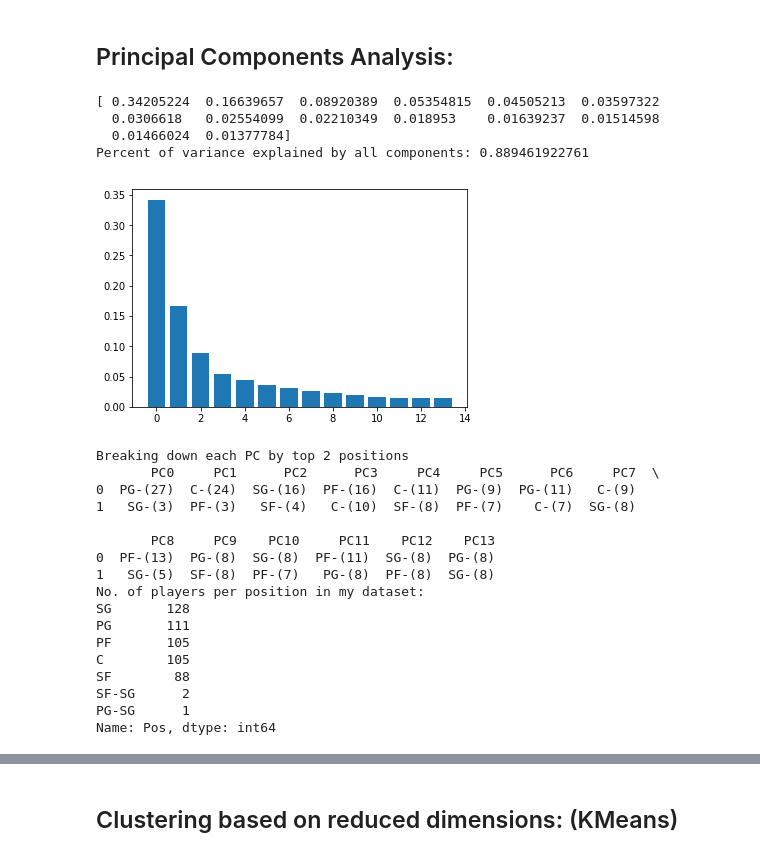
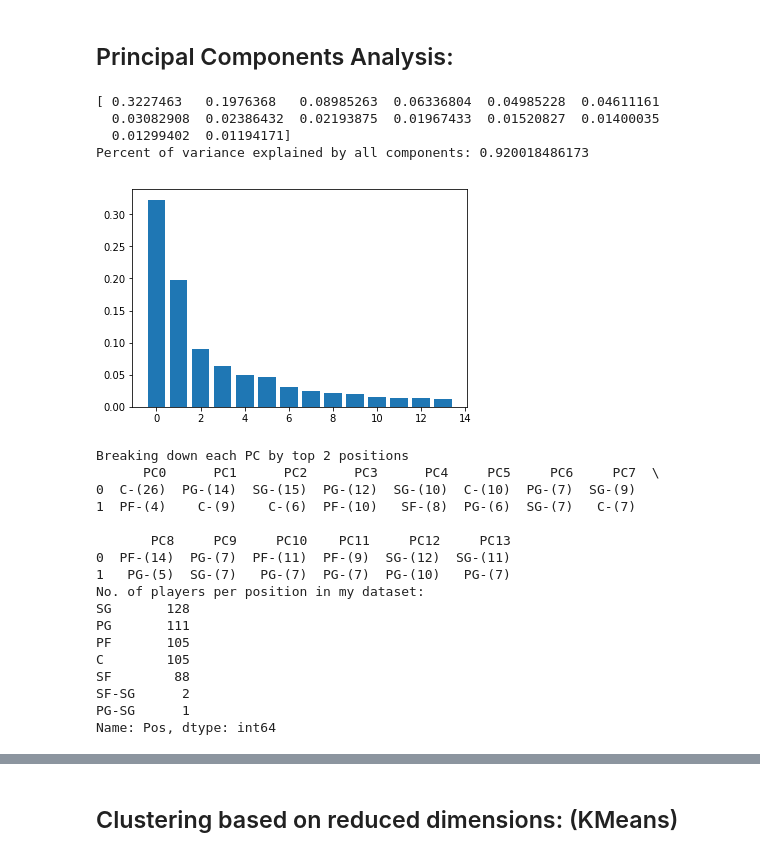
Before and after one commit to EricLu317/NBA-Player-Clustering, a Jupyter notebook: NBA clustering.ipynb, the cells around one changed output, grey strips where cells are left out. Saved outputs shown, nothing was run; the diff lists cells and outputs as text; code cells hidden in the pictures.

Commit message:
reengineered features to reflect shot ratios

```diff
--- a/NBA clustering.ipynb
+++ b/NBA clustering.ipynb
@@ -20,18 +20,18 @@ speed_names = ['PLAYER', 'TEAM', 'DIST. FEET', 'DIST. MILES', 'DIST. MILES OFF',
 # %%
 import pandas as pd
 #reading in all the data
-stats = pd.read_csv("NBA_stats_BR.csv").drop(["Unnamed: 19", "Unnamed: 24", "Pos", "Age", "Rk",], axis = 1)
+stats = pd.read_csv("stats/NBA_stats_BR.csv").drop(["Unnamed: 19", "Unnamed: 24", "Pos", "Age", "Rk",], axis = 1)
 stats.Player = stats.Player.replace(regex = r"\\.+",value ="")
 stats = stats.set_index(["Player"])
-totals = pd.read_csv("NBA_totals_BR.csv").drop(["Rk", "Age", "G", "MP"], axis=1)
+totals = pd.read_csv("stats/NBA_totals_BR.csv").drop(["Rk", "Age", "G", "MP"], axis=1)
 totals.Player = totals.Player.replace(regex = r"\\.+",value ="")
 totals = totals.set_index(["Player"])
 pos = totals.Pos
-shooting = pd.read_csv("shooting_zones_NBA.csv", names = shooting_names).drop(["AGE"], axis =1).set_index(["Player"])
-passing = pd.read_csv("passing_NBA.csv", names = passing_names).set_index(["Player"])
-drives = pd.read_csv("Drives_NBA.csv", names = drives_names).set_index(["PLAYER"])
-touches = pd.read_csv("touches_NBA.csv", names = touches_names).set_index(["PLAYER"])
-speed = pd.read_csv("speed_NBA.csv", names = speed_names).set_index(["PLAYER"])
+shooting = pd.read_csv("stats/shooting_zones_NBA.csv", names = shooting_names).drop(["AGE"], axis =1).set_index(["Player"])
+passing = pd.read_csv("stats/passing_NBA.csv", names = passing_names).set_index(["Player"])
+drives = pd.read_csv("stats/Drives_NBA.csv", names = drives_names).set_index(["PLAYER"])
+touches = pd.read_csv("stats/touches_NBA.csv", names = touches_names).set_index(["PLAYER"])
+speed = pd.read_csv("stats/speed_NBA.csv", names = speed_names).set_index(["PLAYER"])
 
 #merging everything into 1 table
 merged = pd.merge(stats,totals, left_index=True, right_index=True, how = "inner")
@@ -45,7 +45,7 @@ merged = pd.merge(merged,speed, left_index=True, right_index=True, how = "left")
 merged = merged[(merged.G>41)&(merged.MP>1000)]
 #dropping irrelevant fields
 merged = merged.drop(["GS","Pos", "G", "MP", "TS%", "Tm_y", "Tm_x", "Team_x", "Team_y", "TEAM_x", "TEAM_y", "TEAM"],axis=1)
-merged = merged[["3PAr","FTr","ORB%", "DRB%", "AST%","STL%","BLK%", "USG%","OBPM","DBPM", "3P%", "2P%", 'FG% LESS THAN 5FT.','FG% 5-9 FT.', 'FG% 10-14 FT.','FG% 15-19 FT.', 'FG% 20-24 FT.', 'FG% 25-29 FT.', "PASSES MADE", "PASSES RECEIVED", "SECONDARY AST",\
+merged = merged[["3PAr","FTr","ORB%", "DRB%", "AST%","STL%","BLK%", "USG%","OBPM","DBPM", "3P%", "2P%", 'FGA LESS THAN 5FT.','FGA 5-9 FT.', 'FGA 10-14 FT.','FGA 15-19 FT.', 'FGA 20-24 FT.', 'FGA 25-29 FT.', "PASSES MADE", "PASSES RECEIVED", "SECONDARY AST",\
                 'AST to PASS% ADJ','DRIVES', 'TOUCHES','FRONT CT TOUCHES', 'AVG SEC PER TOUCH','AVG DRIB PER TOUCH', 'PTS PER TOUCH', 'ELBOW TOUCHES', 'POST UPS',\
        'PAINT TOUCHES','PTS PER ELBOW TOUCH', 'PTS PER POST TOUCH','PTS PER PAINT TOUCH', 'DIST. MILES OFF', 'DIST. MILES DEF','AVG SPEED', 'AVG SPEED OFF', 'AVG SPEED DEF' ]]
 #Feature Engineering
@@ -55,6 +55,15 @@ merged['PAINT TOUCH %'] = merged['PAINT TOUCHES'].astype(float)/merged['TOUCHES'
 merged['ELBOW TOUCH %'] = merged['ELBOW TOUCHES'].astype(float)/merged['TOUCHES'].astype(float)
 merged['SPEED DIFF'] = merged['AVG SPEED OFF'].astype(float)-merged['AVG SPEED DEF'].astype(float)
 merged['MILES DIFF'] = merged['DIST. MILES OFF'].astype(float)-merged['DIST. MILES DEF'].astype(float)
-merged = merged.dropna().drop(['TOUCHES','FRONT CT TOUCHES', 'PAINT TOUCHES', 'ELBOW TOUCHES',"POST UPS", 'AVG SPEED DEF', 'AVG SPEED OFF', 'DIST. MILES OFF', 'DIST. MILES DEF'], axis =1)
+merged['PASS RATIO'] = merged["PASSES MADE"].astype(float)/merged["PASSES RECEIVED"].astype(float) #pass made / passes received
+merged['FGA TOTAL'] = merged['FGA LESS THAN 5FT.'].astype(float)+merged['FGA 5-9 FT.'].astype(float)+merged['FGA 10-14 FT.'].astype(float)+merged['FGA 15-19 FT.'].astype(float)+merged['FGA 20-24 FT.'].astype(float)+merged['FGA 25-29 FT.'].astype(float)
+merged['FGA <5 FT. RATIO'] = merged['FGA LESS THAN 5FT.'].astype(float)/merged['FGA TOTAL'].astype(float)
+merged['FGA 5-9 FT. RATIO'] = merged['FGA 5-9 FT.'].astype(float)/merged['FGA TOTAL'].astype(float)
+merged['FGA 10-14 FT. RATIO'] = merged['FGA 10-14 FT.'].astype(float)/merged['FGA TOTAL'].astype(float)
+merged['FGA 15-19 FT. RATIO'] = merged['FGA 15-19 FT.'].astype(float)/merged['FGA TOTAL'].astype(float)
+merged['FGA 20-24 FT. RATIO'] = merged['FGA 20-24 FT.'].astype(float)/merged['FGA TOTAL'].astype(float)
+merged['FGA 25-29 FT. RATIO'] = merged['FGA 25-29 FT.'].astype(float)/merged['FGA TOTAL'].astype(float)
+merged = merged.dropna().drop(['FGA TOTAL','FGA LESS THAN 5FT.','FGA 5-9 FT.','FGA 10-14 FT.', 'FGA 15-19 FT.', 'FGA 20-24 FT.', 'FGA 25-29 FT.', "SECONDARY AST", "PASSES MADE", "PASSES RECEIVED", 'TOUCHES','FRONT CT TOUCHES', 'PAINT TOUCHES', 'ELBOW TOUCHES',"POST UPS", 'AVG SPEED DEF', 'AVG SPEED OFF', 'DIST. MILES OFF', 'DIST. MILES DEF'], axis =1)
 merged.shape
+merged.columns
 # %% [output]
@@ -70,27 +87,27 @@ norm_stats = pd.DataFrame(Data, index = merged.index, columns = merged.columns)
 # %%
 #Using PCA to identify components
 import matplotlib.pyplot as plt
 from sklearn.decomposition import PCA
 import numpy as np
 pca = PCA(n_components=14)
 pca.fit(norm_stats)
-print("pca.explained_variance_ratio_)
+print(pca.explained_variance_ratio_)
 print("Percent of variance explained by all components:", sum(pca.explained_variance_ratio_))
 plt.bar(range(len(pca.explained_variance_ratio_)), pca.explained_variance_ratio_)
 results = pd.DataFrame(index = norm_stats.index)
 PC = pd.DataFrame()
 for i, component in enumerate(pca.components_):
-    top_idx = np.argsort(np.absolute(component))[-15:]
+    top_idx = np.argsort(np.absolute(component))[-5:]
     cols = np.flip(np.array(norm_stats.columns).take(top_idx),axis=0)
     x = np.flip(component.take(top_idx), axis=0)
     PC["PC"+str(i)] = cols+x.astype(str)
     results["PC"+str(i)]=np.dot(norm_stats, component)
 # %% [output]
-[ 0.34205224  0.16639657  0.08920389  0.05354815  0.04505213  0.03597322
-  0.0306618   0.02554099  0.02210349  0.018953    0.01639237  0.01514598
-  0.01466024  0.01377784]
-Percent of variance explained by all components: 0.889461922761
+[ 0.3227463   0.1976368   0.08985263  0.06336804  0.04985228  0.04611161
+  0.03082908  0.02386432  0.02193875  0.01967433  0.01520827  0.01400035
+  0.01299402  0.01194171]
+Percent of variance explained by all components: 0.920018486173
-[figure, old version]
+[figure, new version]
 # %%
 #Recording the top and bottom players for each component
 def top(x, k=30):
@@ -110,13 +127,13 @@ print("No. of players per position in my dataset:")
 print(pos.value_counts())
 # %% [output]
 Breaking down each PC by top 2 positions
-       PC0     PC1      PC2      PC3     PC4     PC5      PC6     PC7  \
-0  PG-(27)  C-(24)  SG-(16)  PF-(16)  C-(11)  PG-(9)  PG-(11)   C-(9)
-1   SG-(3)  PF-(3)   SF-(4)   C-(10)  SF-(8)  PF-(7)    C-(7)  SG-(8)
+      PC0      PC1      PC2      PC3      PC4     PC5     PC6     PC7  \
+0  C-(26)  PG-(14)  SG-(15)  PG-(12)  SG-(10)  C-(10)  PG-(7)  SG-(9)
+1  PF-(4)    C-(9)    C-(6)  PF-(10)   SF-(8)  PG-(6)  SG-(7)   C-(7)
 
-       PC8     PC9    PC10     PC11    PC12    PC13
-0  PF-(13)  PG-(8)  SG-(8)  PF-(11)  SG-(8)  PG-(8)
-1   SG-(5)  SF-(8)  PF-(7)   PG-(8)  PF-(8)  SG-(8)
+       PC8     PC9     PC10    PC11     PC12     PC13
+0  PF-(14)  PG-(7)  PF-(11)  PF-(9)  SG-(12)  SG-(11)
+1   PG-(5)  SG-(7)   PG-(7)  PG-(7)  PG-(10)   PG-(7)
 No. of players per position in my dataset:
 SG       128
 PG       111
```
Also changed, not shown: parts of 6 cells of this notebook.
